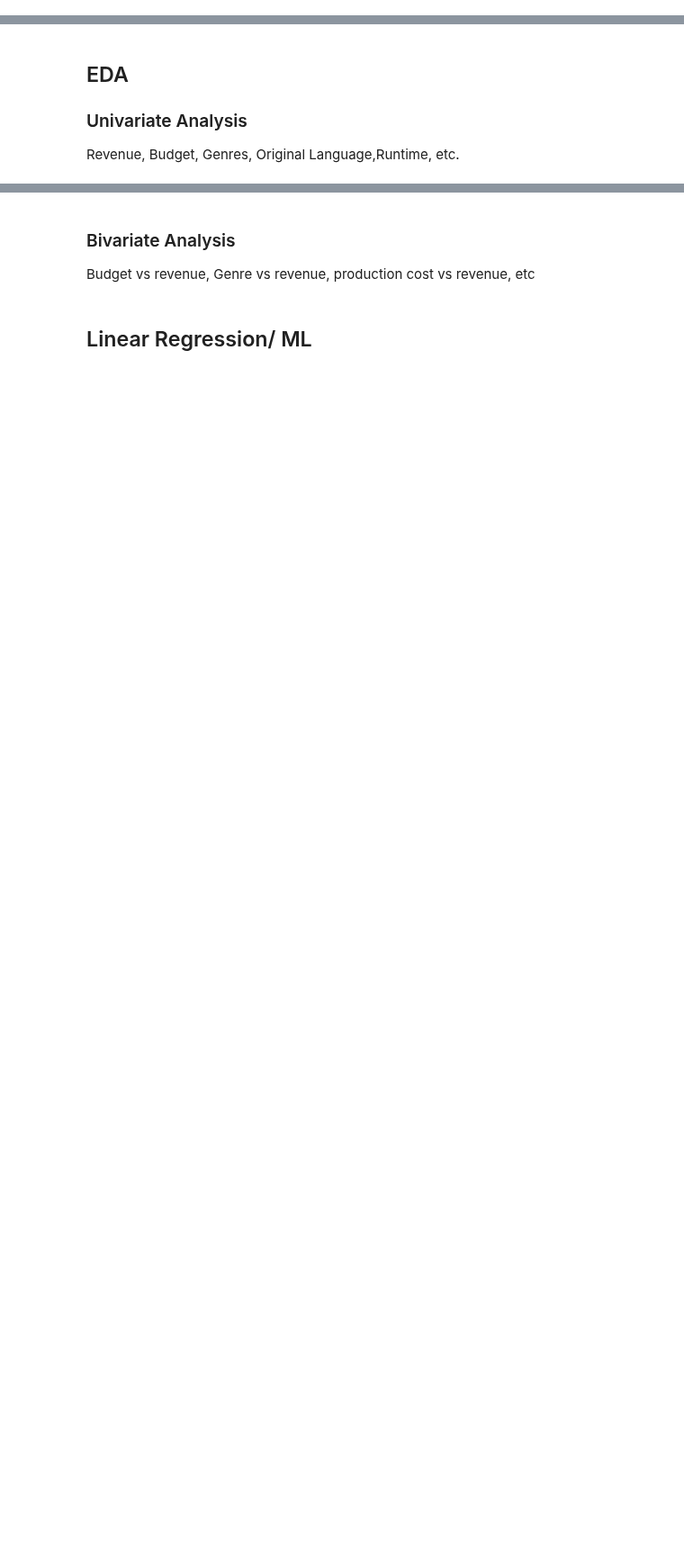
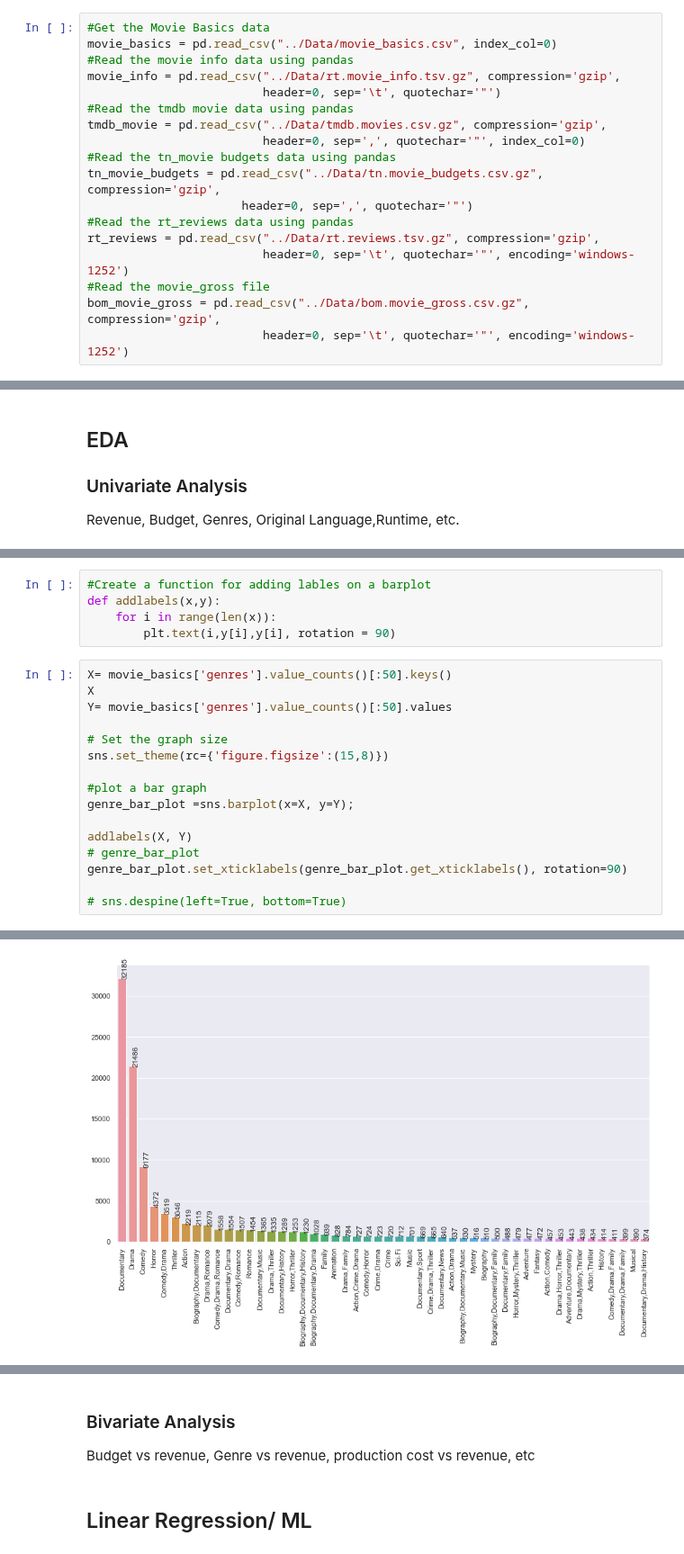
Before and after one commit to gkipkirui1/DSC_PT08P2_Phase_2_Project_Grp_1_Final, a Jupyter notebook: Notebook/mercy.ipynb, the cells around one changed output, grey strips where cells are left out. Shown at 90% size. Cells and saved outputs as stored; diff of their text form; blank space fills up the shorter version.

```diff
--- a/Notebook/mercy.ipynb
+++ b/Notebook/mercy.ipynb
@@ -55,6 +73,24 @@ extracted_db_path = 'im.db'  # create a path where extracted database will be sa
 # Connect to the extracted SQLite database
 conn = sqlite3.connect(extracted_db_path)
 cursor = conn.cursor()
+# %%
+#Get the Movie Basics data
+movie_basics = pd.read_csv("../Data/movie_basics.csv", index_col=0)
+#Read the movie info data using pandas
+movie_info = pd.read_csv("../Data/rt.movie_info.tsv.gz", compression='gzip',
+                         header=0, sep='\t', quotechar='"')
+#Read the tmdb movie data using pandas
+tmdb_movie = pd.read_csv("../Data/tmdb.movies.csv.gz", compression='gzip',
+                         header=0, sep=',', quotechar='"', index_col=0)
+#Read the tn_movie budgets data using pandas
+tn_movie_budgets = pd.read_csv("../Data/tn.movie_budgets.csv.gz", compression='gzip',
+                      header=0, sep=',', quotechar='"')
+#Read the rt_reviews data using pandas
+rt_reviews = pd.read_csv("../Data/rt.reviews.tsv.gz", compression='gzip',
+                         header=0, sep='\t', quotechar='"', encoding='windows-1252')
+#Read the movie_gross file
+bom_movie_gross = pd.read_csv("../Data/bom.movie_gross.csv.gz", compression='gzip',
+                         header=0, sep='\t', quotechar='"', encoding='windows-1252')
 # %% [markdown]
 Inspect the Data
 # %%
@@ -80,0 +439,22 @@ Revenue, Budget, Genres, Original Language,Runtime, etc.
+# %%
+#Create a function for adding lables on a barplot
+def addlabels(x,y):
+    for i in range(len(x)):
+        plt.text(i,y[i],y[i], rotation = 90)
+# %%
+X= movie_basics['genres'].value_counts()[:50].keys()
+X
+Y= movie_basics['genres'].value_counts()[:50].values
+
+# Set the graph size
+sns.set_theme(rc={'figure.figsize':(15,8)})
+
+#plot a bar graph
+genre_bar_plot =sns.barplot(x=X, y=Y);
+
+addlabels(X, Y)
+# genre_bar_plot
+genre_bar_plot.set_xticklabels(genre_bar_plot.get_xticklabels(), rotation=90)
+
+# sns.despine(left=True, bottom=True)
+# %% [output]
@@ -80,0 +478 @@ Revenue, Budget, Genres, Original Language,Runtime, etc.
+[figure, added]
```
Also changed, not shown: parts of 35 cells of this notebook.
